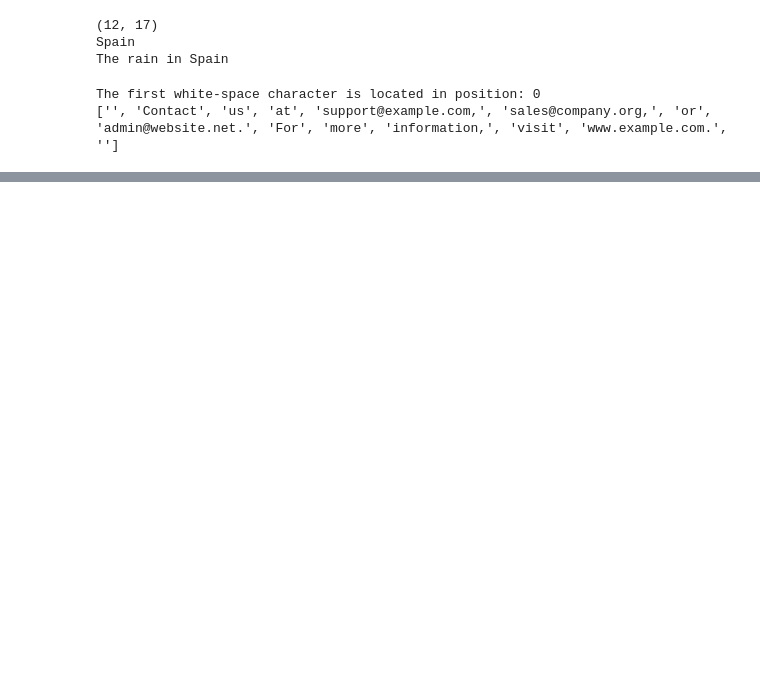
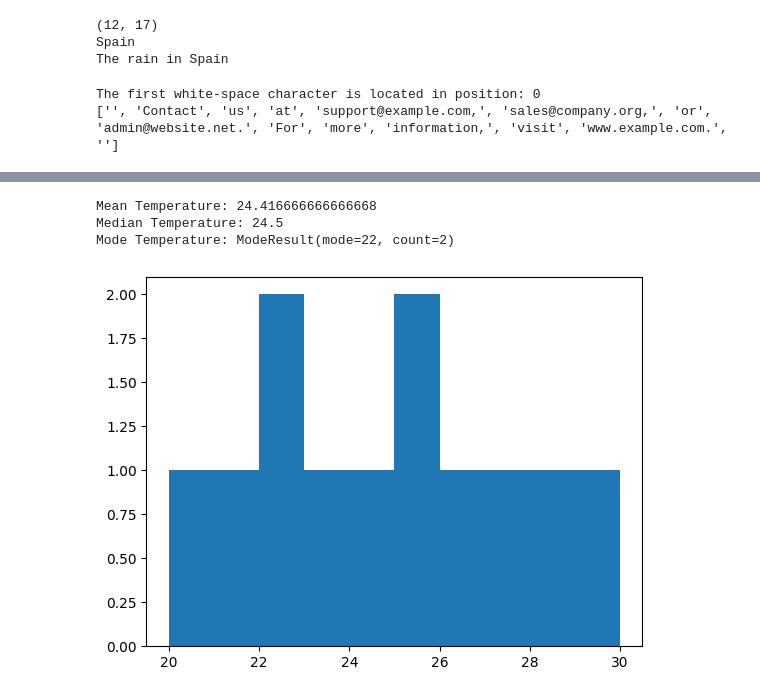
Before and after one commit to xoAyus/Python-for-Data-Science, a Jupyter notebook: Unit_2_PDS.ipynb, the cells around one changed output, grey strips where cells are left out. Cells and saved outputs as stored; diff of their text form; code cells hidden in the pictures; blank space fills up the shorter version.

```diff
--- a/Unit_2_PDS.ipynb
+++ b/Unit_2_PDS.ipynb
@@ -71,0 +219,20 @@ The first white-space character is located in position: 0
+# %%
+import numpy as np
+from scipy import stats
+import matplotlib.pyplot as plt
+
+temperatures=np.array([22,25,28,30,27,26,24,23,25,22,21,20])
+mean_temp=np.mean(temperatures)
+median_temp=np.median(temperatures)
+mode_temp=stats.mode(temperatures)
+print("Mean Temperature:",mean_temp)
+print("Median Temperature:",median_temp)
+print("Mode Temperature:",mode_temp)
+
+plt.hist(temperatures)
+plt.show()
+# %% [output]
+Mean Temperature: 24.416666666666668
+Median Temperature: 24.5
+Mode Temperature: ModeResult(mode=22, count=2)
+[figure, added]
```
Also changed, not shown: parts of 21 cells of this notebook.
